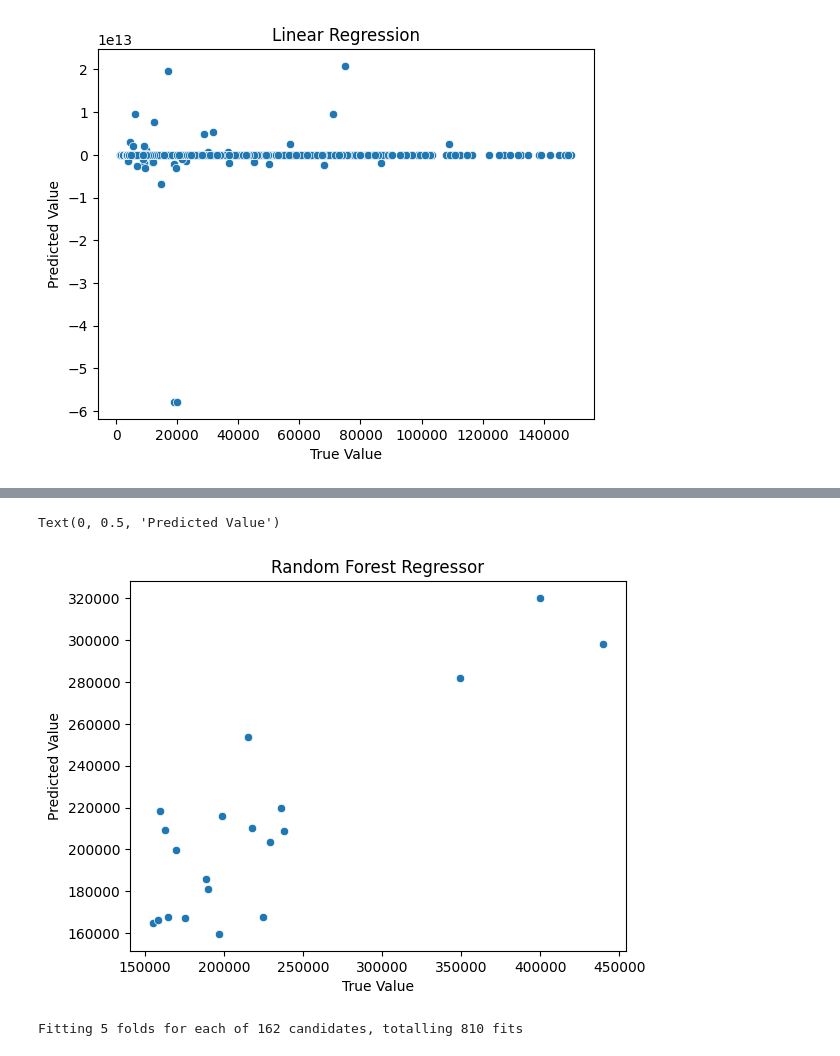
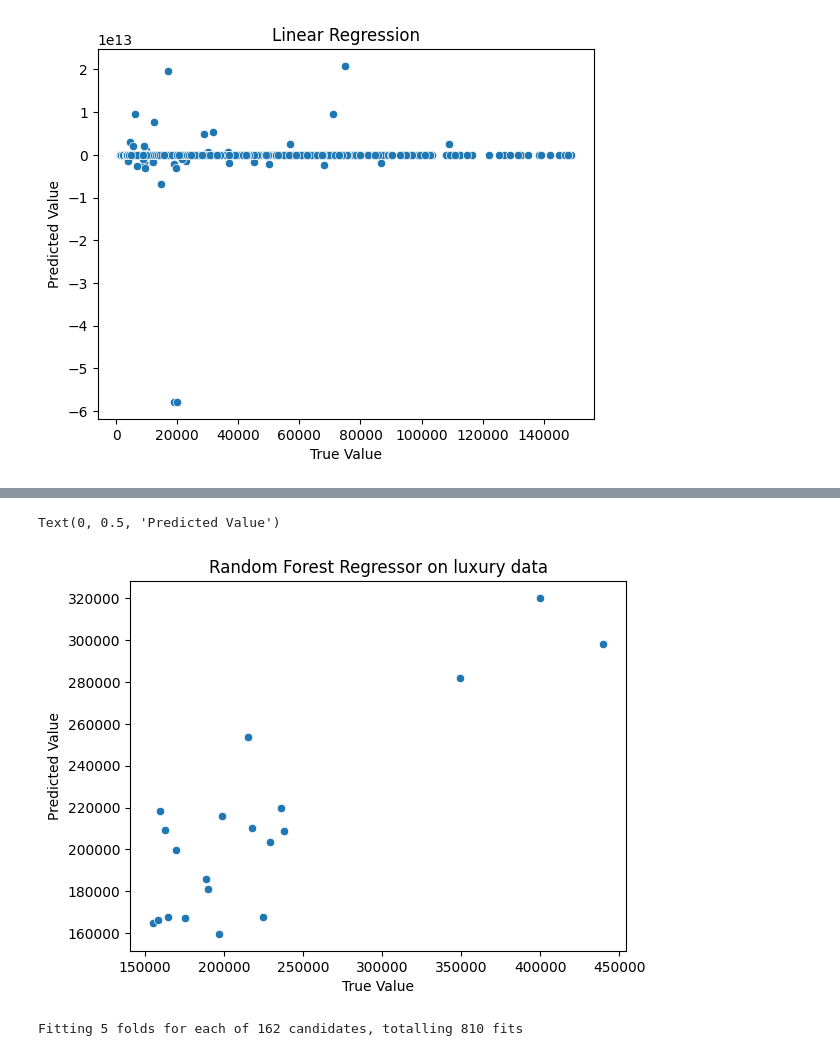
Before and after one commit to bayzero91/Autoscout_Analytics_Project, a Jupyter notebook: EDA_&_ ML.ipynb, the cells around one changed output, grey strips where cells are left out. Cells and saved outputs as stored; diff of their text form; code cells hidden in the pictures.

```diff
--- a/EDA_&_ ML.ipynb
+++ b/EDA_&_ ML.ipynb
@@ -208,11 +214,11 @@ Text(0, 0.5, 'Predicted Value')
 # %%
 sns.scatterplot(x=y_l_test, y=y_l_rf_pred)
-plt.title('Random Forest Regressor')
+plt.title('Random Forest Regressor on luxury data')
 plt.xlabel('True Value')
 plt.ylabel('Predicted Value')
 # %% [output]
 Text(0, 0.5, 'Predicted Value')
-[figure, old version]
+[figure, new version]
 # %%
 # make a dictionary of hyperparameters to search
 param_grid = {
```
Also changed, not shown: parts of 4 cells of this notebook.
